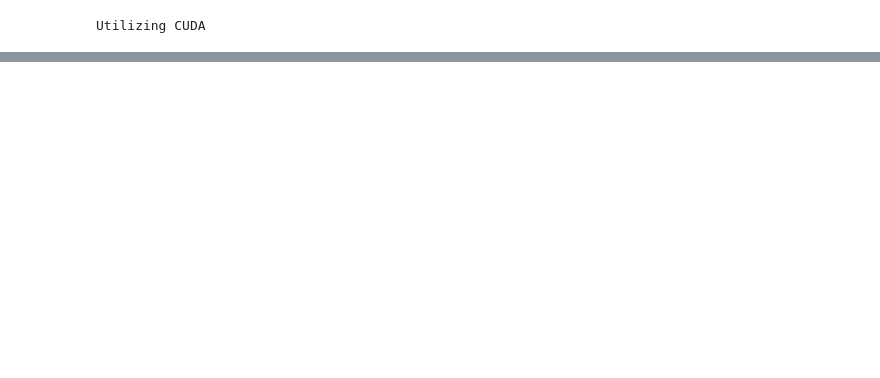
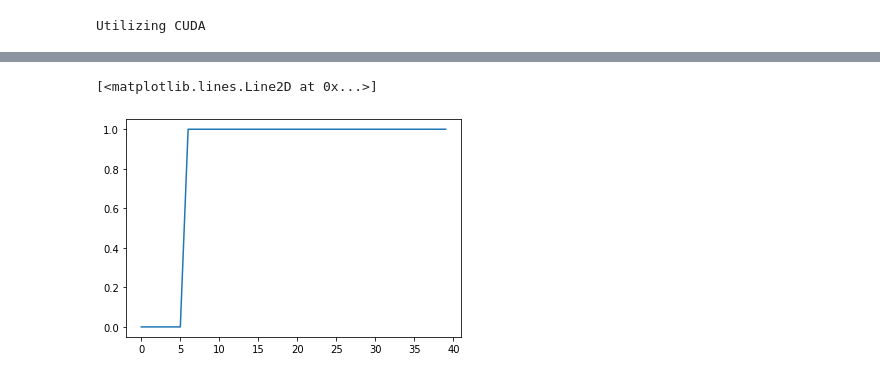
Before and after one commit to srineeey/neural_networks, a Jupyter notebook: modular_open_worm_classification/exp_modular_lat_cnn_lightning_worm_class.ipynb, the cells around one changed output, grey strips where cells are left out. Cells and saved outputs as stored; diff of their text form; code cells hidden in the pictures; blank space fills up the shorter version.

```diff
--- a/modular_open_worm_classification/exp_modular_lat_cnn_lightning_worm_class.ipynb
+++ b/modular_open_worm_classification/exp_modular_lat_cnn_lightning_worm_class.ipynb
@@ -409,0 +208,20 @@ tensor([[0, 1],
+# %%
+"""test k flux conservation"""
+k_max = 40
+
+net_outputs = torch.zeros(k_max)
+
+for i in tqdm(range(k_max)):
+
+    kl_conf = torch.zeros(1,2,2,*test_lat_size)
+    kl_conf[:,1,:,:,:] = i
+    input_conf = kl_conf.reshape(1,4,*test_lat_size)
+    output = model(input_conf.to("cuda:0"))
+    #print(output)
+    net_outputs[i] = output
+# %%
+int_net_outputs = np.rint(net_outputs.detach().numpy())
+plt.plot(np.arange(k_max), int_net_outputs)
+# %% [output]
+[<matplotlib.lines.Line2D at 0x...>]
+[figure, added]
```
Also changed, not shown: parts of 39 cells of this notebook.
